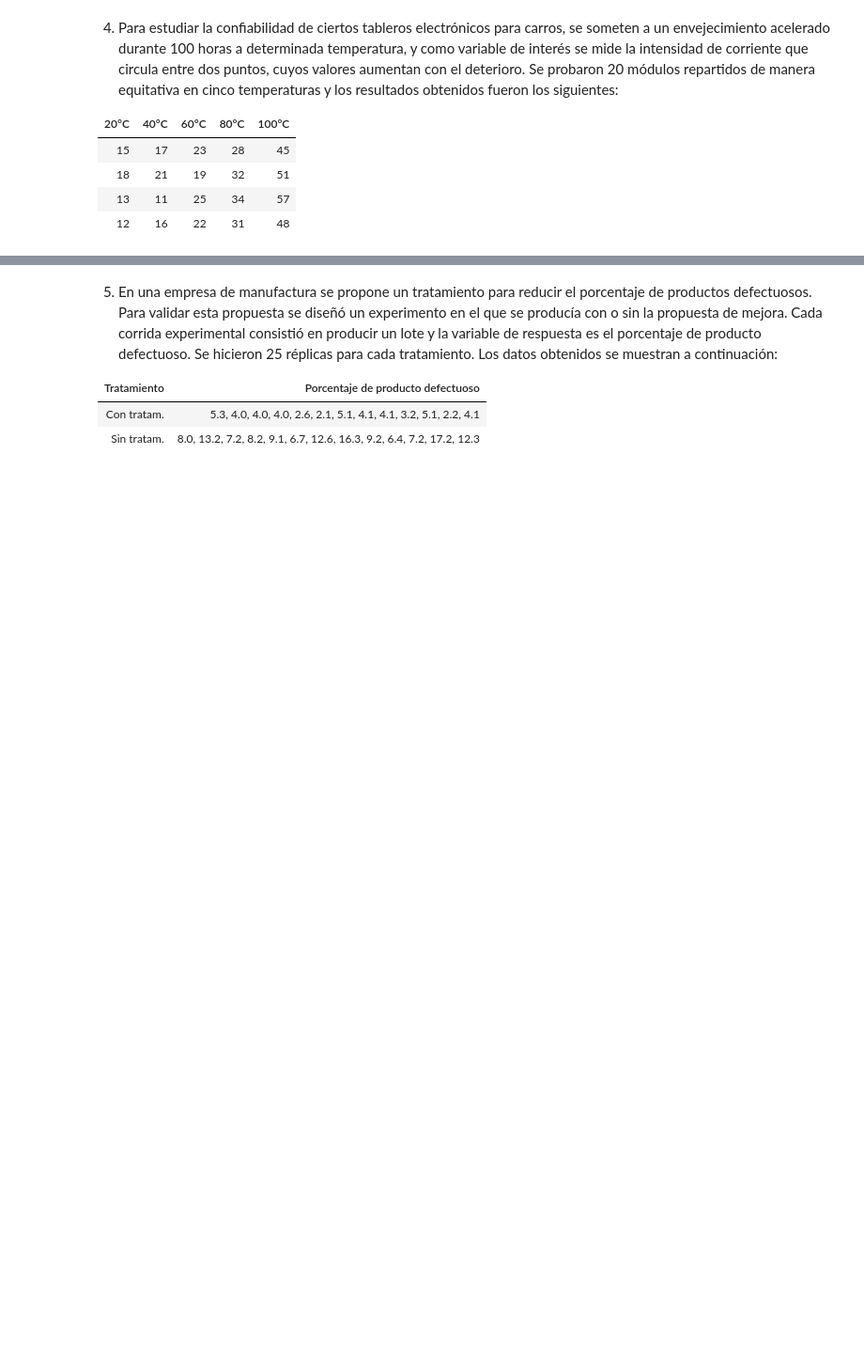
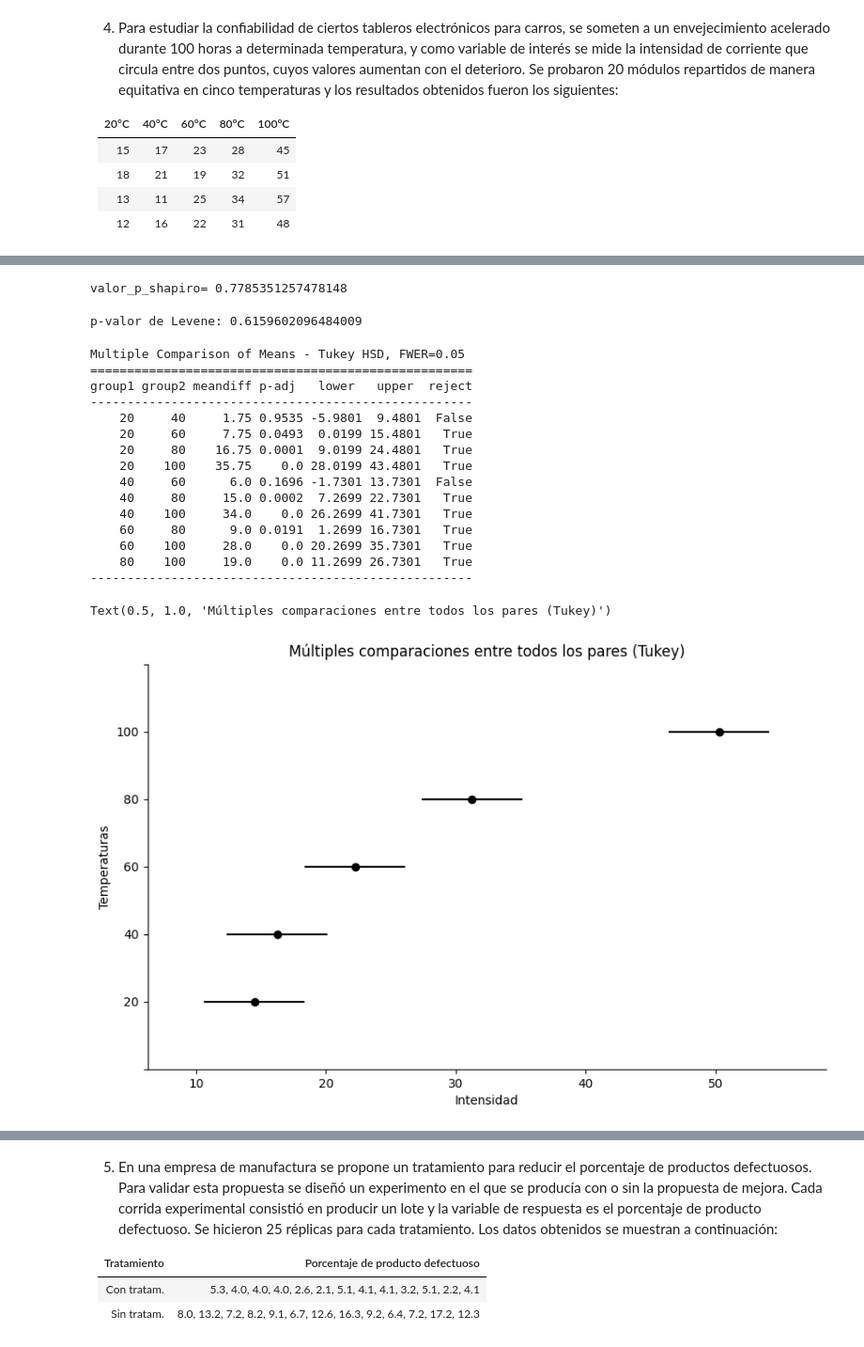
Before and after one commit to Jose-Luis25/EstadisticaVerano, a Jupyter notebook: ProblemarioU4.ipynb, the cells around one changed output, grey strips where cells are left out. Shown at 94% size. Drawn from its saved outputs; the diff is of its cells as text; code cells hidden in the pictures; blank space fills up the shorter version.

```diff
--- a/ProblemarioU4.ipynb
+++ b/ProblemarioU4.ipynb
@@ -295,0 +553,65 @@ Text(0.5, 1.0, 'Múltiples comparaciones entre todos los pares (Tukey)')
+# %%
+from scipy.stats import shapiro
+_,valor_p_sh=shapiro(modelo_lineal.resid)
+print("valor_p_shapiro=", valor_p_sh)
+#Ho:Normalidad
+#H1:No hay normalidad
+#0.05
+#valor_p:0.7785
+#Hay normalidad
+# %% [output]
+valor_p_shapiro= 0.7785351257478148
+# %%
+from scipy.stats import levene
+
+# Supón que tienes un DataFrame df con columnas 'respuesta' y 'grupo'
+grupo1 = df[df['temperatura'] == 20]['intensidad']
+grupo2 = df[df['temperatura'] == 40]['intensidad']
+grupo3 = df[df['temperatura'] == 60]['intensidad']
+grupo4 = df[df['temperatura'] == 80]['intensidad']
+grupo5 = df[df['temperatura'] == 100]['intensidad']
+stat, p = levene(grupo1, grupo2, grupo3, grupo4, grupo5)
+print(f"p-valor de Levene: {p}")
+#Ho:Homo
+#H1:Hetero
+#0.05
+#Valor_p:0.6159
+# %% [output]
+p-valor de Levene: 0.6159602096484009
+# %%
+from statsmodels.stats.multicomp import pairwise_tukeyhsd
+import matplotlib.pyplot as plt
+
+nivel_de_significancia = 0.05
+
+# Prueba de Tukey
+tukey = pairwise_tukeyhsd(endog=df['intensidad'], groups=df['temperatura'],
+                          alpha=nivel_de_significancia)
+
+# Mostrar los resultados
+print(tukey)
+
+# Gráfico de las diferencias entre grupos
+tukey.plot_simultaneous(ylabel="Temperaturas", xlabel="Intensidad")
+
+plt.gca().spines['right'].set_visible(False) # derecha
+plt.gca().spines['top'].set_visible(False)   # superior
+plt.title("Múltiples comparaciones entre todos los pares (Tukey)")
+# %% [output]
+Multiple Comparison of Means - Tukey HSD, FWER=0.05
+====================================================
+group1 group2 meandiff p-adj   lower   upper  reject
+----------------------------------------------------
+    20     40     1.75 0.9535 -5.9801  9.4801  False
+    20     60     7.75 0.0493  0.0199 15.4801   True
+    20     80    16.75 0.0001  9.0199 24.4801   True
+    20    100    35.75    0.0 28.0199 43.4801   True
+    40     60      6.0 0.1696 -1.7301 13.7301  False
+    40     80     15.0 0.0002  7.2699 22.7301   True
+    40    100     34.0    0.0 26.2699 41.7301   True
+    60     80      9.0 0.0191  1.2699 16.7301   True
+    60    100     28.0    0.0 20.2699 35.7301   True
+    80    100     19.0    0.0 11.2699 26.7301   True
+----------------------------------------------------
+Text(0.5, 1.0, 'Múltiples comparaciones entre todos los pares (Tukey)')
+[figure, added]
```
Also changed, not shown: parts of 57 cells of this notebook.
